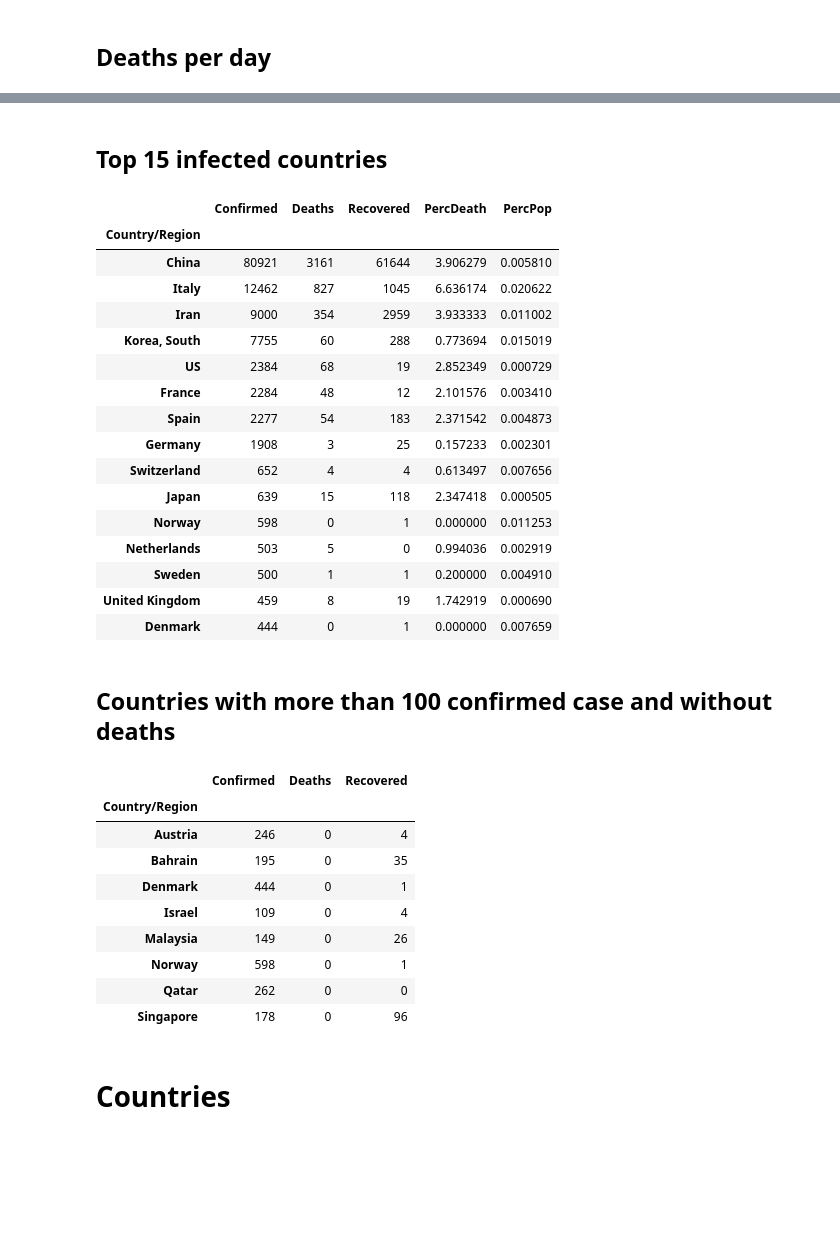
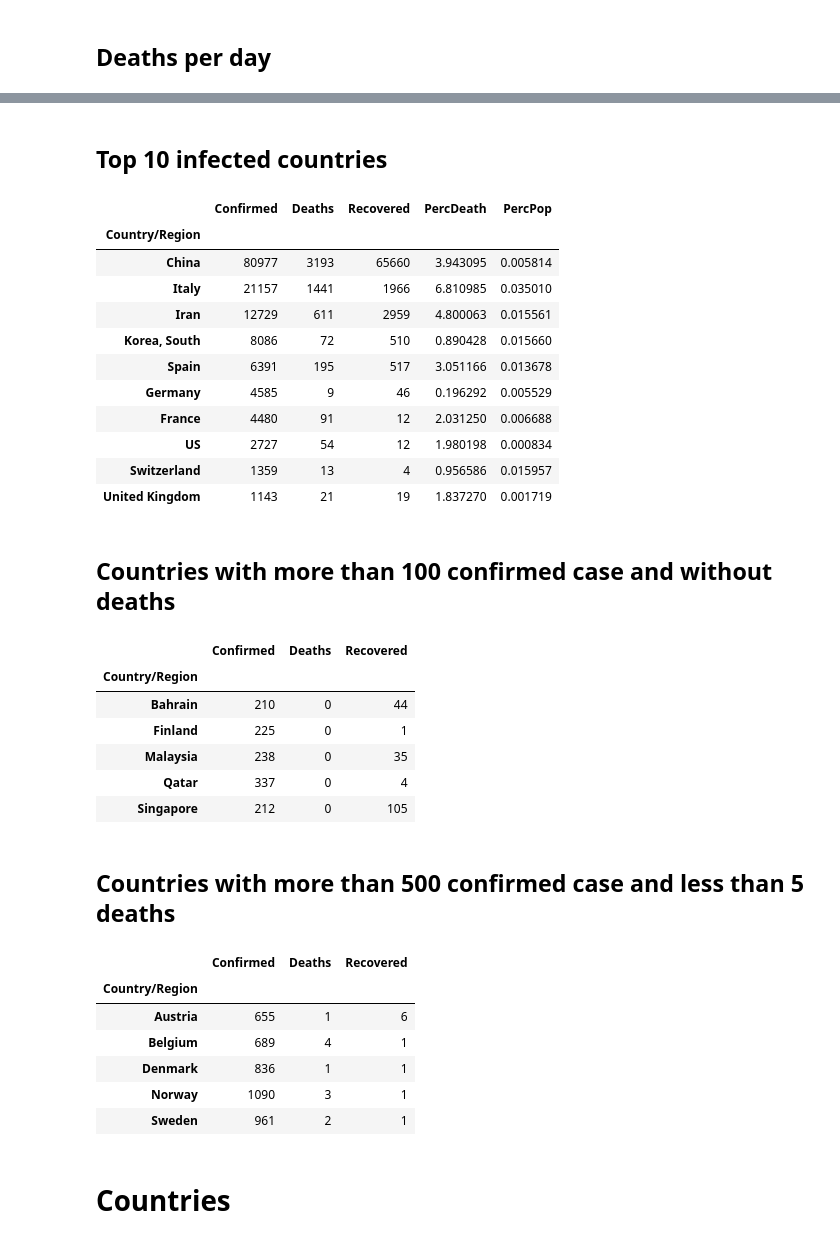
Before and after one commit to paaatcha/covid-19, a Jupyter notebook: analysis.ipynb, the cells around one changed output, grey strips where cells are left out. Saved outputs shown, nothing was run; the diff lists cells and outputs as text; code cells hidden in the pictures; blank space fills up the shorter version.

```diff
--- a/analysis.ipynb
+++ b/analysis.ipynb
@@ -8,8 +10,6 @@ import numpy as np
 # %%
-confirmed = pd.read_csv("data/time_series_19-covid-Confirmed.csv")
-recovered = pd.read_csv("data/time_series_19-covid-Recovered.csv")
-deaths = pd.read_csv("data/time_series_19-covid-Deaths.csv")
-covid19 = pd.read_csv("data/covid_19_clean_complete.csv", parse_dates=['Date'])
+patients = pd.read_csv("data/novel-corona-virus-2019-dataset/COVID19_open_line_list.csv")
+covid19 = pd.read_csv("data/clean_data.csv", parse_dates=['Date'])
 population = pd.read_csv("data/population_clean.csv")
 # %% [markdown]
 # Preprocessing
@@ -245,46 +236,52 @@ plt.xticks(ticks_pos, ticks_name)
 # %% [markdown]
-## Top 15 infected countries
+## Top 10 infected countries
 # %%
-covid19_today = covid19_today.drop('Cruise Ship')
-top_15 = covid19_today.sort_values('Confirmed', ascending=False)[:15]
-top_15['PercPop'] = 100 * top_15['Confirmed'] / top_15['Population']
-top_15.drop(columns=['Population'], inplace=True)
-# top_15.to_markdown()
-top_15
+top_10 = covid19_today.sort_values('Confirmed', ascending=False)[:10]
+top_10['PercPop'] = 100 * top_10['Confirmed'] / top_10['Population']
+top_10.drop(columns=['Population'], inplace=True)
+top_10
+# top_10.to_markdown()
 # %% [output]
 |  | Confirmed | Deaths | Recovered | PercDeath | PercPop |
 | Country/Region |  |  |  |  |  |
-| China | 80921 | 3161 | 61644 | 3.906279 | 0.005810 |
-| Italy | 12462 | 827 | 1045 | 6.636174 | 0.020622 |
-| Iran | 9000 | 354 | 2959 | 3.933333 | 0.011002 |
-| Korea, South | 7755 | 60 | 288 | 0.773694 | 0.015019 |
-| US | 2384 | 68 | 19 | 2.852349 | 0.000729 |
-| France | 2284 | 48 | 12 | 2.101576 | 0.003410 |
-| Spain | 2277 | 54 | 183 | 2.371542 | 0.004873 |
-| Germany | 1908 | 3 | 25 | 0.157233 | 0.002301 |
-| Switzerland | 652 | 4 | 4 | 0.613497 | 0.007656 |
-| Japan | 639 | 15 | 118 | 2.347418 | 0.000505 |
-| Norway | 598 | 0 | 1 | 0.000000 | 0.011253 |
-| Netherlands | 503 | 5 | 0 | 0.994036 | 0.002919 |
-| Sweden | 500 | 1 | 1 | 0.200000 | 0.004910 |
-| United Kingdom | 459 | 8 | 19 | 1.742919 | 0.000690 |
-| Denmark | 444 | 0 | 1 | 0.000000 | 0.007659 |
+| China | 80977 | 3193 | 65660 | 3.943095 | 0.005814 |
+| Italy | 21157 | 1441 | 1966 | 6.810985 | 0.035010 |
+| Iran | 12729 | 611 | 2959 | 4.800063 | 0.015561 |
+| Korea, South | 8086 | 72 | 510 | 0.890428 | 0.015660 |
+| Spain | 6391 | 195 | 517 | 3.051166 | 0.013678 |
+| Germany | 4585 | 9 | 46 | 0.196292 | 0.005529 |
+| France | 4480 | 91 | 12 | 2.031250 | 0.006688 |
+| US | 2727 | 54 | 12 | 1.980198 | 0.000834 |
+| Switzerland | 1359 | 13 | 4 | 0.956586 | 0.015957 |
+| United Kingdom | 1143 | 21 | 19 | 1.837270 | 0.001719 |
 # %% [markdown]
 ## Countries with more than 100 confirmed case and without deaths
 # %%
-no_death = covid19_today[(covid19_today['Deaths'] == 0) & (covid19_today['Confirmed'] > 100)]
+no_death = covid19_today[(covid19_today['Deaths'] == 0) & (covid19_today['Confirmed'] > 200)]
 no_death.drop(columns=['PercDeath', 'Population'])
+# no_death.to_markdown()
 # %% [output]
 |  | Confirmed | Deaths | Recovered |
 | Country/Region |  |  |  |
-| Austria | 246 | 0 | 4 |
-| Bahrain | 195 | 0 | 35 |
-| Denmark | 444 | 0 | 1 |
-| Israel | 109 | 0 | 4 |
-| Malaysia | 149 | 0 | 26 |
-| Norway | 598 | 0 | 1 |
-| Qatar | 262 | 0 | 0 |
-| Singapore | 178 | 0 | 96 |
+| Bahrain | 210 | 0 | 44 |
+| Finland | 225 | 0 | 1 |
+| Malaysia | 238 | 0 | 35 |
+| Qatar | 337 | 0 | 4 |
+| Singapore | 212 | 0 | 105 |
+# %% [markdown]
+## Countries with more than 500 confirmed case and less than 5 deaths
+# %%
+no_death = covid19_today[(covid19_today['Deaths'] <= 5) & (covid19_today['Confirmed'] > 500)]
+no_death.drop(columns=['PercDeath', 'Population'])
+# no_death.to_markdown()
+# %% [output]
+|  | Confirmed | Deaths | Recovered |
+| Country/Region |  |  |  |
+| Austria | 655 | 1 | 6 |
+| Belgium | 689 | 4 | 1 |
+| Denmark | 836 | 1 | 1 |
+| Norway | 1090 | 3 | 1 |
+| Sweden | 961 | 2 | 1 |
 # %% [markdown]
 # Countries
 # %% [markdown]
```
Also changed, not shown: parts of 105 cells of this notebook, 19 other files.
